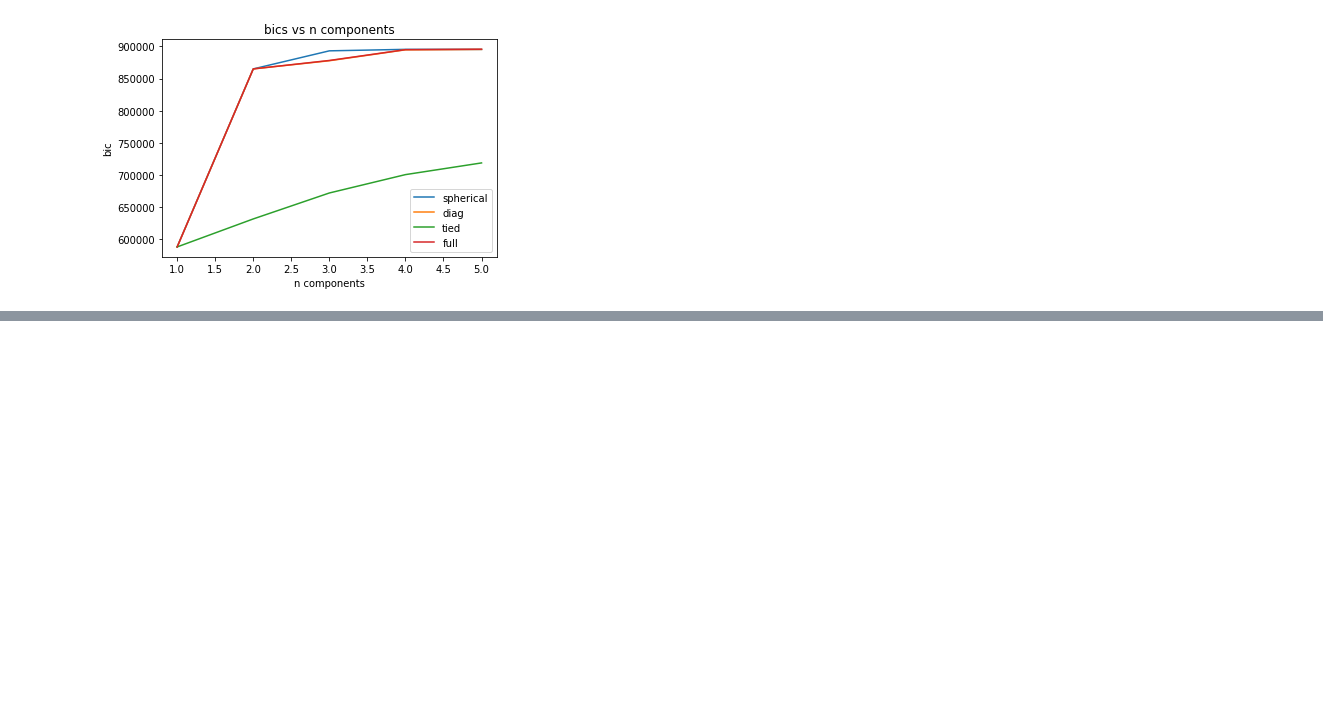
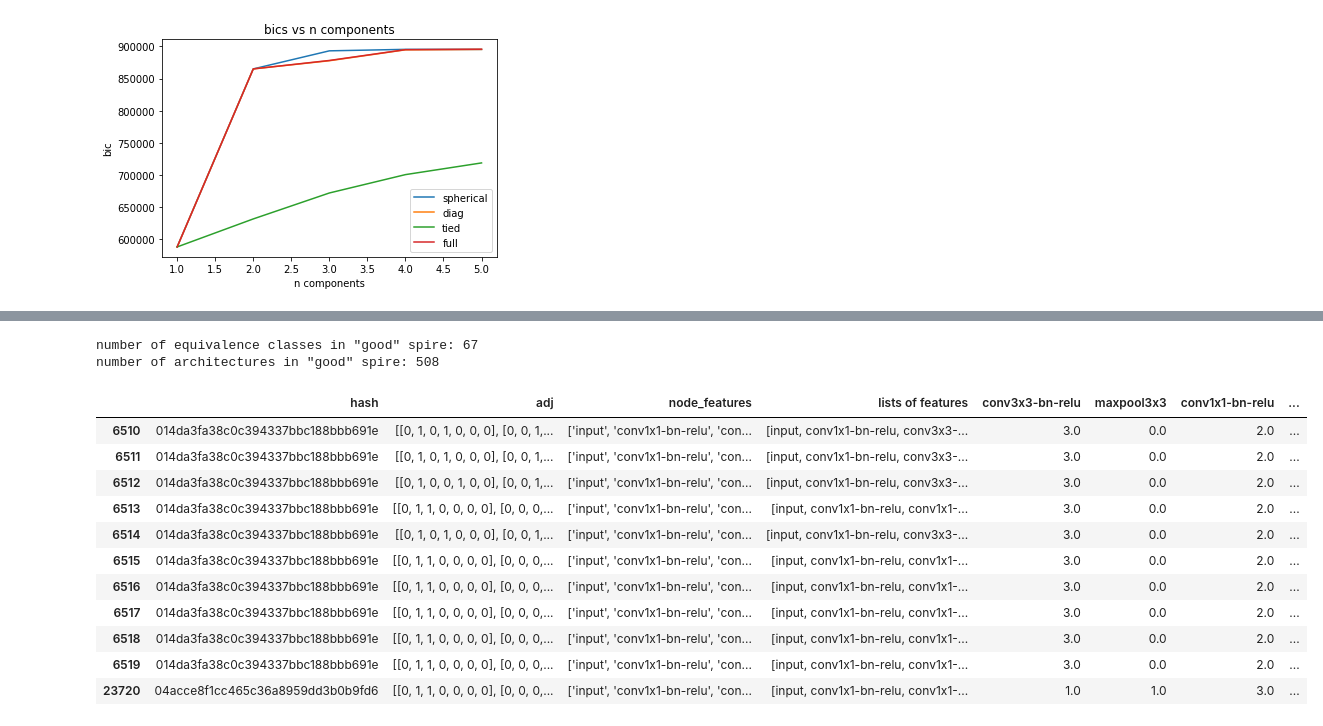
Before and after one commit to neurodata/hayden, a Jupyter notebook: NAS/NAS analysis.ipynb, the cells around one changed output, grey strips where cells are left out. Drawn from its saved outputs; the diff is of its cells as text; code cells hidden in the pictures; blank space fills up the shorter version.

```diff
--- a/NAS/NAS analysis.ipynb
+++ b/NAS/NAS analysis.ipynb
@@ -213,0 +201,3 @@ in_sample_ids
+# %%
+archs['lists of features'] = list_of_features
+archs.head()
@@ -213,0 +211,23 @@ in_sample_ids
+# %%
+layer_types = []
+list_of_layer_counts = []
+for list_ in list_of_features:
+    temp_layer_count = np.zeros(len(layer_types))
+    for ele in list_:
+        if ele not in layer_types:
+            layer_types.append(ele)
+            temp_layer_count = np.concatenate((temp_layer_count, [1]))
+        else:
+            temp_idx = layer_types.index(ele)
+            temp_layer_count[temp_idx] += 1
+    list_of_layer_counts.append(temp_layer_count)
+# %%
+count_matrix = np.zeros((archs.shape[0], len(layer_types) - 2))
+for i in range(archs.shape[0]):
+    temp = list_of_layer_counts[i]
+    if len(temp) != len(layer_types):
+        temp = np.concatenate((temp, np.zeros(len(layer_types) - len(temp))))
+    count_matrix[i] = np.concatenate((temp[1:3], temp[4:]))
+
+mid = [layer_types[1], layer_types[2], layer_types[4]]
+layer_types
@@ -213,0 +251,23 @@ in_sample_ids
+# %%
+good_archs = archs[archs.hash.isin(good_classes)].copy()
+bad_archs = archs[archs.hash.isin(bad_classes)].copy()
+ball_archs = archs[archs.hash.isin(ball_classes)].copy()
+
+print('number of equivalence classes in "good" spire: {}'.format(len(good_classes)))
+print('number of architectures in "good" spire: {}'.format(good_archs.shape[0]))
+good_archs.head(11)
+# %% [output]
+number of equivalence classes in "good" spire: 67
+number of architectures in "good" spire: 508
+|  | hash | adj | node_features | lists of features | conv3x3-bn-relu | maxpool3x3 | conv1x1-bn-relu | ... |
+| 6510 | 014da3fa38c0c394337bbc188bbb691e | [[0, 1, 0, 1, 0, 0, 0], [0, 0, 1,... | ['input', 'conv1x1-bn-relu', 'con... | [input, conv1x1-bn-relu, conv3x3-... | 3.0 | 0.0 | 2.0 | ... |
+| 6511 | 014da3fa38c0c394337bbc188bbb691e | [[0, 1, 0, 1, 0, 0, 0], [0, 0, 1,... | ['input', 'conv1x1-bn-relu', 'con... | [input, conv1x1-bn-relu, conv3x3-... | 3.0 | 0.0 | 2.0 | ... |
+| 6512 | 014da3fa38c0c394337bbc188bbb691e | [[0, 1, 0, 0, 1, 0, 0], [0, 0, 1,... | ['input', 'conv1x1-bn-relu', 'con... | [input, conv1x1-bn-relu, conv3x3-... | 3.0 | 0.0 | 2.0 | ... |
+| 6513 | 014da3fa38c0c394337bbc188bbb691e | [[0, 1, 1, 0, 0, 0, 0], [0, 0, 0,... | ['input', 'conv1x1-bn-relu', 'con... | [input, conv1x1-bn-relu, conv1x1-... | 3.0 | 0.0 | 2.0 | ... |
+| 6514 | 014da3fa38c0c394337bbc188bbb691e | [[0, 1, 0, 1, 0, 0, 0], [0, 0, 1,... | ['input', 'conv1x1-bn-relu', 'con... | [input, conv1x1-bn-relu, conv3x3-... | 3.0 | 0.0 | 2.0 | ... |
+| 6515 | 014da3fa38c0c394337bbc188bbb691e | [[0, 1, 1, 0, 0, 0, 0], [0, 0, 0,... | ['input', 'conv1x1-bn-relu', 'con... | [input, conv1x1-bn-relu, conv1x1-... | 3.0 | 0.0 | 2.0 | ... |
+| 6516 | 014da3fa38c0c394337bbc188bbb691e | [[0, 1, 1, 0, 0, 0, 0], [0, 0, 0,... | ['input', 'conv1x1-bn-relu', 'con... | [input, conv1x1-bn-relu, conv1x1-... | 3.0 | 0.0 | 2.0 | ... |
+| 6517 | 014da3fa38c0c394337bbc188bbb691e | [[0, 1, 1, 0, 0, 0, 0], [0, 0, 0,... | ['input', 'conv1x1-bn-relu', 'con... | [input, conv1x1-bn-relu, conv1x1-... | 3.0 | 0.0 | 2.0 | ... |
+| 6518 | 014da3fa38c0c394337bbc188bbb691e | [[0, 1, 1, 0, 0, 0, 0], [0, 0, 0,... | ['input', 'conv1x1-bn-relu', 'con... | [input, conv1x1-bn-relu, conv1x1-... | 3.0 | 0.0 | 2.0 | ... |
+| 6519 | 014da3fa38c0c394337bbc188bbb691e | [[0, 1, 1, 0, 0, 0, 0], [0, 0, 0,... | ['input', 'conv1x1-bn-relu', 'con... | [input, conv1x1-bn-relu, conv1x1-... | 3.0 | 0.0 | 2.0 | ... |
+| 23720 | 04acce8f1cc465c36a8959dd3b0b9fd6 | [[0, 1, 1, 0, 0, 0, 0], [0, 0, 0,... | ['input', 'conv1x1-bn-relu', 'con... | [input, conv1x1-bn-relu, conv1x1-... | 1.0 | 1.0 | 3.0 | ... |
```
Also changed, not shown: parts of 11 cells of this notebook, 1 other file.
